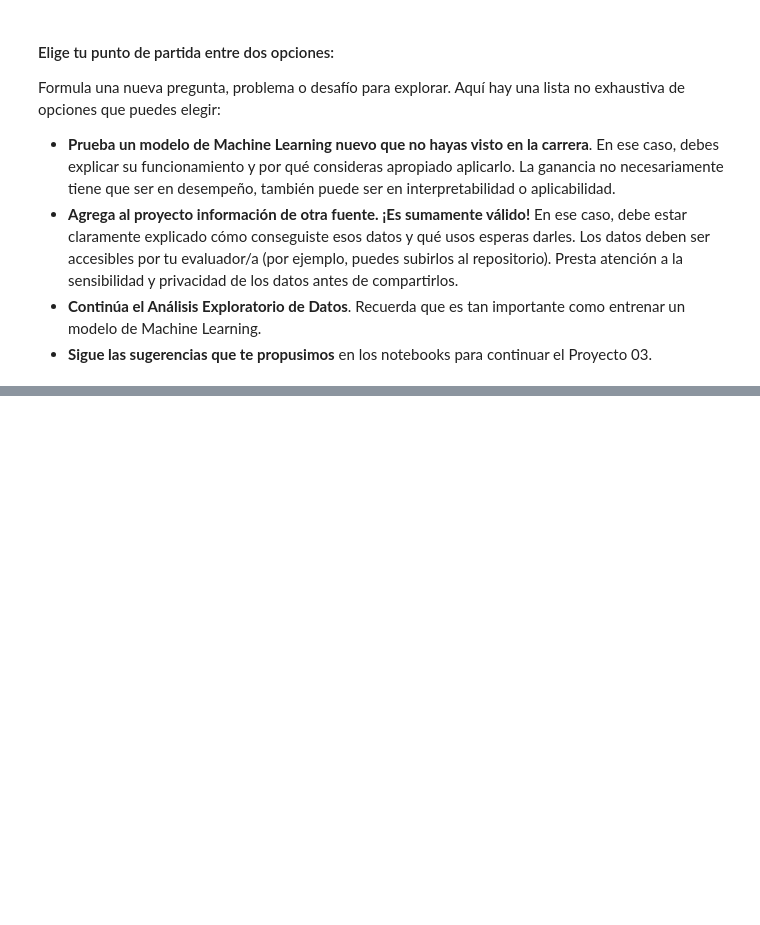
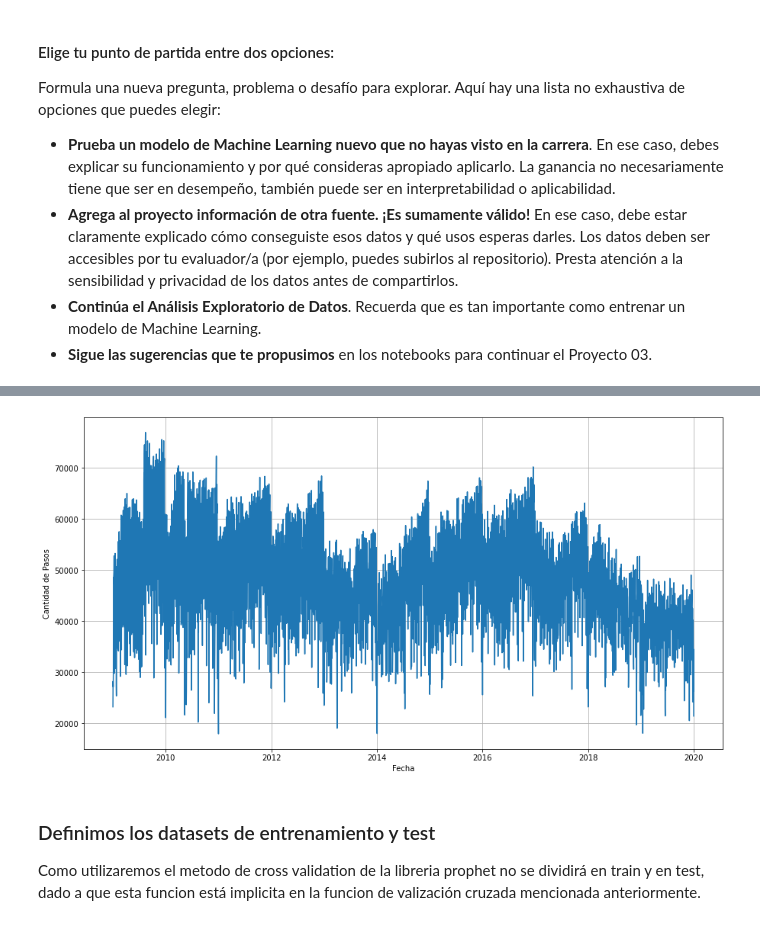
Before and after one commit to emmanuelbo119/ds_acamica_projects, a Jupyter notebook: Proyecto 04 - Informe final de Carrera/DS_Proyecto_04.ipynb, the cells around one changed output, grey strips where cells are left out. Cells and saved outputs as stored; diff of their text form; code cells hidden in the pictures; blank space fills up the shorter version.

```diff
--- a/Proyecto 04 - Informe final de Carrera/DS_Proyecto_04.ipynb
+++ b/Proyecto 04 - Informe final de Carrera/DS_Proyecto_04.ipynb
@@ -31,0 +65,6 @@ Para el desarrollo del informe final de carrera, opte por tomar como punto de pa
+# %%
+archivo
+diario=archivo.copy()
+diario.index=pd.to_datetime(archivo.fecha)
+diario.drop(['fecha','Unnamed: 0'], axis='columns',inplace=True)
+diario
@@ -31,0 +108,15 @@ Para el desarrollo del informe final de carrera, opte por tomar como punto de pa
+# %%
+diario.interpolate(method='time',inplace=True)
+# %%
+##Graficamos para coroborar la distribución de los datos
+plt.figure(figsize=(15,8))
+plt.plot(diario)
+plt.xlabel('Fecha')
+plt.ylabel('Cantidad de Pasos')
+plt.grid()
+plt.show()
+# %% [output]
+[figure, added]
+# %% [markdown]
+### Definimos los datasets de entrenamiento y test
+Como utilizaremos el metodo de cross validation de la libreria prophet no se dividirá en train y en test, dado a que esta funcion está implicita en la funcion de valización cruzada mencionada anteriormente.
```
Also changed, not shown: parts of 84 cells of this notebook.
